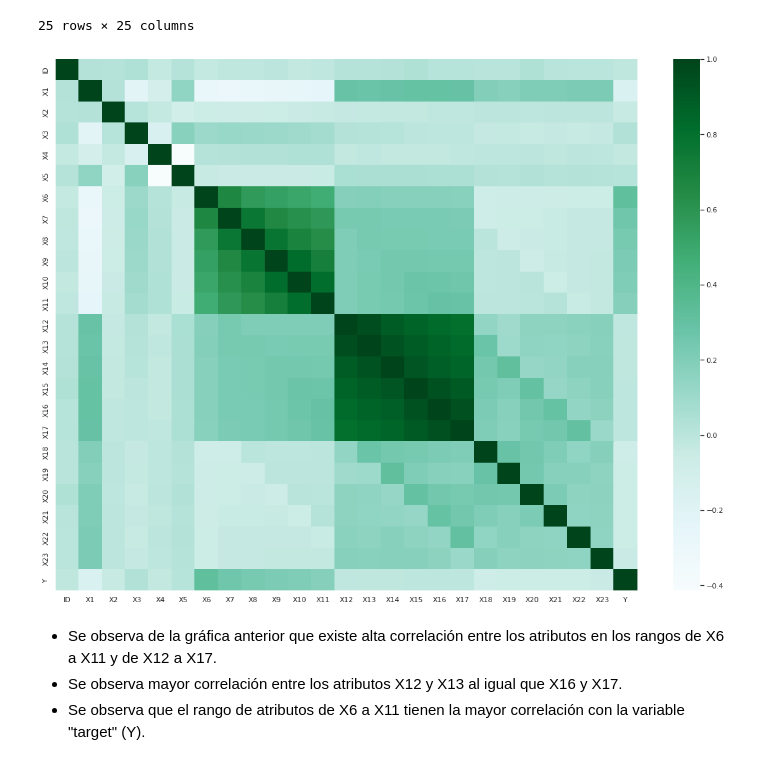
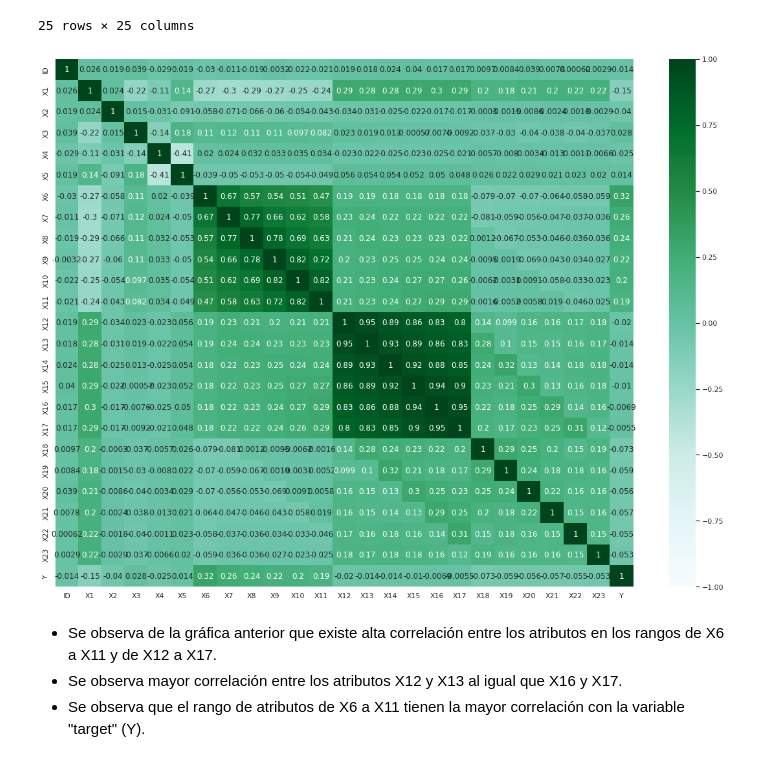
Before and after one commit to PosgradoMNA/actividades-de-aprendizaje-rzunick, a Jupyter notebook: Semana_4_Actividad_1_Practica_PCA_Ronald_Zuniga_A01686240.ipynb, the cells around one changed output. Cells and saved outputs as stored; diff of their text form; code cells hidden in the pictures.

```diff
--- a/Semana_4_Actividad_1_Practica_PCA_Ronald_Zuniga_A01686240.ipynb
+++ b/Semana_4_Actividad_1_Practica_PCA_Ronald_Zuniga_A01686240.ipynb
@@ -140,14 +140,14 @@ df.corr()
 # %%
 # Uso de matriz de correlación de Pearson para crear mapa de calor de correlación entre atributos
 
 sns.set(rc={'figure.figsize':(20,15)})
 
-matrix = df.corr(method='pearson', min_periods=1)
-ax = sns.heatmap(matrix, cmap="BuGn")
+matrix = df.corr()
+ax = sns.heatmap(matrix, vmin = -1, vmax = 1, cmap="BuGn", annot= True)
 
 plt.show()
 # %% [output]
-[figure, old version]
+[figure, new version]
 # %% [markdown]
 * Se observa de la gráfica anterior que existe alta correlación entre los atributos en los rangos de X6 a X11 y de X12 a X17.
 * Se observa mayor correlación entre los atributos X12 y X13 al igual que X16 y X17.
```
Also changed, not shown: parts of 24 cells of this notebook.
